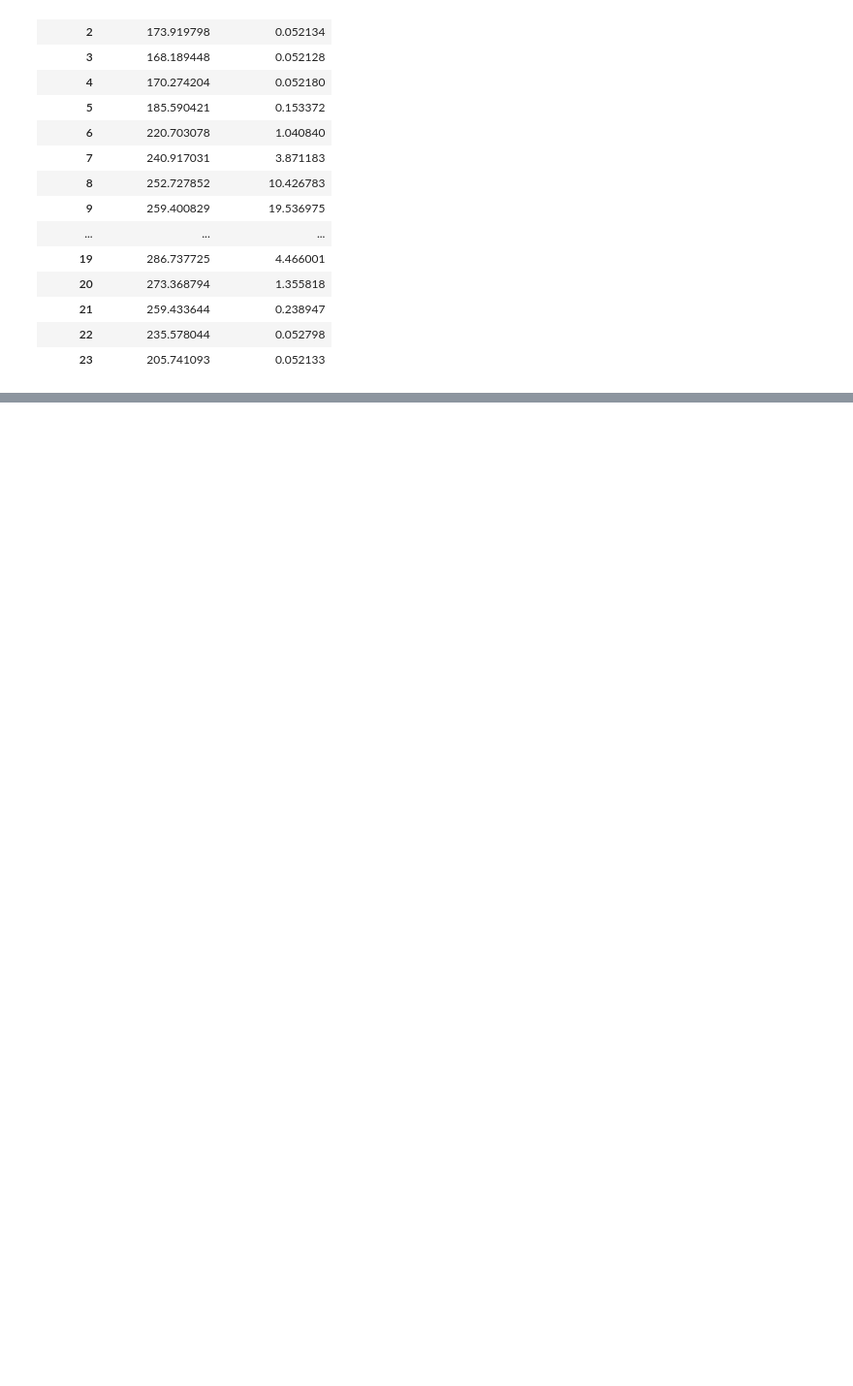
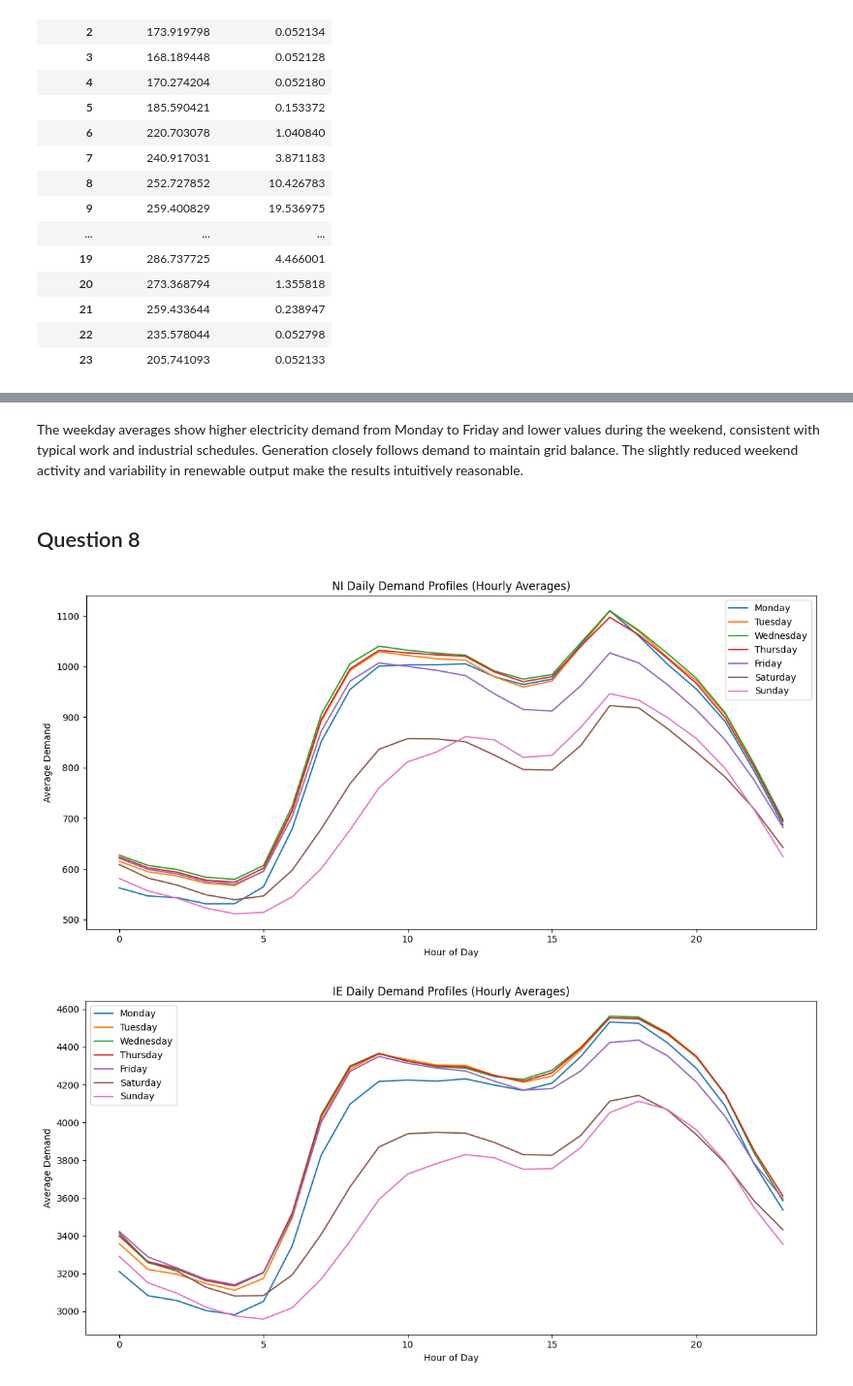
Before and after one commit to Mitch-json/Data-Inference-and-Applied-Machine-Leaning, a Jupyter notebook: Statistical Analysis/Statistical Analysis.ipynb, the cells around one changed output, grey strips where cells are left out. Shown at 97% size. Saved outputs shown, nothing was run; the diff lists cells and outputs as text; code cells hidden in the pictures; blank space fills up the shorter version.

```diff
--- a/Statistical Analysis/Statistical Analysis.ipynb
+++ b/Statistical Analysis/Statistical Analysis.ipynb
@@ -564,0 +626,50 @@ plt.show()
+# %% [markdown]
+The weekday averages show higher electricity demand from Monday to Friday and lower values during the weekend, consistent with typical work and industrial schedules. Generation closely follows demand to maintain grid balance. The slightly reduced weekend activity and variability in renewable output make the results intuitively reasonable.
+# %% [markdown]
+## Question 8
+# %%
+
+# Create a copy to preserve original data
+df_copy = df_full.copy()
+
+df_copy.index = pd.to_datetime(df_copy.index) # Ensure index is in datetime format
+
+# Extract day of week and hour from the index
+df_copy['DayOfWeek'] = df_copy.index.day_name() # Extract day of week from datetime index
+df_copy['Hour'] = df_copy.index.hour # Extract hour from datetime index
+
+# Compute average hourly demand for each day of the week
+NI_profile = df_copy.groupby(['DayOfWeek', 'Hour'])['NI Demand'].mean().reset_index()
+IE_profile = df_copy.groupby(['DayOfWeek', 'Hour'])['IE Demand'].mean().reset_index()
+
+# Order days correctly
+day_order = ['Monday', 'Tuesday', 'Wednesday', 'Thursday', 'Friday', 'Saturday', 'Sunday']
+NI_profile['DayOfWeek'] = pd.Categorical(NI_profile['DayOfWeek'], categories=day_order, ordered=True)
+IE_profile['DayOfWeek'] = pd.Categorical(IE_profile['DayOfWeek'], categories=day_order, ordered=True)
+
+# Plot NI Demand Profile
+plt.figure(figsize=(12, 6))
+for day in day_order:
+    day_data = NI_profile[NI_profile['DayOfWeek'] == day]
+    plt.plot(day_data['Hour'], day_data['NI Demand'], label=day)
+plt.title('NI Daily Demand Profiles (Hourly Averages)')
+plt.xlabel('Hour of Day')
+plt.ylabel('Average Demand')
+plt.legend()
+plt.tight_layout()
+plt.show()
+
+# Plot IE Demand Profile
+plt.figure(figsize=(12, 6))
+for day in day_order:
+    day_data = IE_profile[IE_profile['DayOfWeek'] == day]
+    plt.plot(day_data['Hour'], day_data['IE Demand'], label=day)
+plt.title('IE Daily Demand Profiles (Hourly Averages)')
+plt.xlabel('Hour of Day')
+plt.ylabel('Average Demand')
+plt.legend()
+plt.tight_layout()
+plt.show()
+# %% [output]
+[figure, added]
+[figure, added]
```
Also changed, not shown: parts of 24 cells of this notebook, 1 other file.
